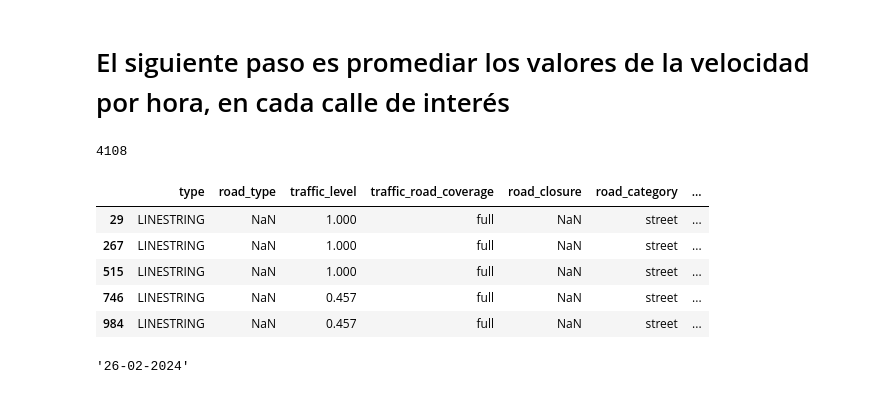
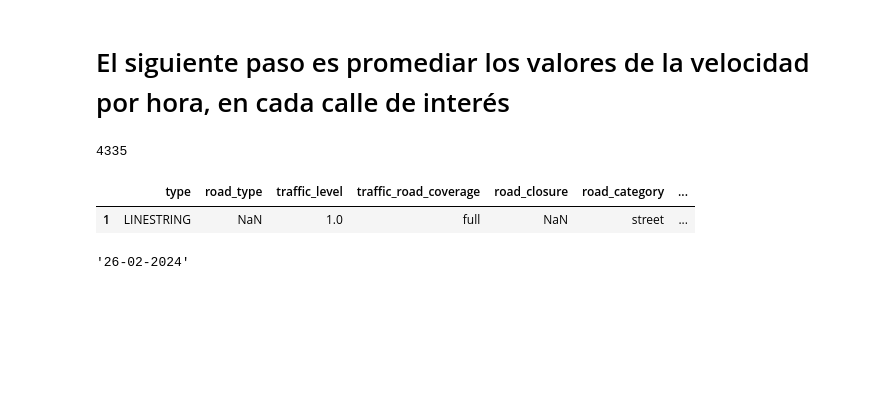
Before and after one commit to vlegaria/air_pollution, a Jupyter notebook: traffic_flow/vector/traffic_flow_processing.ipynb, the cells around one changed output. Drawn from its saved outputs; the diff is of its cells as text; code cells hidden in the pictures; blank space fills up the shorter version.

```diff
--- a/traffic_flow/vector/traffic_flow_processing.ipynb
+++ b/traffic_flow/vector/traffic_flow_processing.ipynb
@@ -13,7 +13,7 @@ dir = "C:/Users/valer/Documents/CIC/doctorado/A24/Tesis/Datos para compartir en
 info_estaciones = pd.read_csv(dir, encoding="Latin1")
 
 #EMCAS = ["PED", "FAC", "BJU", "NEZ", "SAC"]
-EMCAS = ["MGH", "SAC","MER", "FAC", "UIZ", "PED", "BJU", "AJM", "NEZ", "CUA"]
+EMCAS = ["MGH", "SAC","MER", "FAC", "UIZ", "PED", "BJU", "AJM", "NEZ", "CUA", "UIZ"]
 EMCAS_data = info_estaciones[info_estaciones["Key"].isin(EMCAS)]
 EMCAS_data
 # %% [output]
@@ -66,6 +66,9 @@ BJU    1032900 2005471
 AJM    311012  606231
 NEZ    799630  1554905
 CUA    731270  1427303
+# %%
+dir = "C:/Users/valer/Documents/CIC/doctorado/air_pollution_data/df_completo_31_mayo_24_25114034_rows.csv"
+traffic_data = pd.read_csv(dir)
 # %%
 for stationName in EMCAS:
     traffic_station = traffic_data[traffic_data.station==stationName]
@@ -148,13 +140,13 @@ for station_name in EMCAS:
 """
 # %%
 dir = "C:/Users/valer/Documents/CIC/doctorado/air_pollution_data/traffic_EMCAS/traffic_"
-dir_file = dir+"UIZ.csv"
+dir_file = dir+"PED.csv"
 traffic_data = pd.read_csv(dir_file)
 
 dir_dict_nearest_streets = "C:/Users/valer/Documents/CIC/doctorado/air_pollution_data/dict_nearest_streets.json"
 with open(dir_dict_nearest_streets, "r") as j:
     dict_nearest_streets = json.load(j)
-streetID = dict_nearest_streets["UIZ"][0]
+streetID = dict_nearest_streets["PED"][0]
 df = traffic_data[traffic_data.streetID == int(streetID)]
 df
 # %% [output]
@@ -406,6 +391,6 @@ print(len(all_points), streetID)
 # %%
 dict_nearest_streets = {}
-for station_name in [EMCAS[4]]:
+for station_name in [EMCAS[5]]:
     station_latitude = EMCAS_data[EMCAS_data["Key"]==station_name].Latitude.values[0]
     station_longitude = EMCAS_data[EMCAS_data["Key"]==station_name].Longitude.values[0]
     print(station_name, station_latitude, station_longitude)
@@ -531,25 +516,21 @@ dir_dict_nearest_streets = "C:/Users/valer/Documents/CIC/doctorado/air_pollution
 with open(dir_dict_nearest_streets, "r") as j:
     dir_dict_nearest_streets = json.load(j)
 # %%
-station_name = EMCAS[3]
+station_name = EMCAS[5]
 nearest_street = dir_dict_nearest_streets[station_name][0]
 print(nearest_street)
 dir = "C:/Users/valer/Documents/CIC/doctorado/air_pollution_data/traffic_EMCAS/traffic_"
 dir_file = dir+station_name+".csv"
 traffic_data = pd.read_csv(dir_file)
 traffic_data = traffic_data.drop(columns=["index"])
 # Voy a extraer toda la info solo de la calle más cercana a la estación
 streetID = dir_dict_nearest_streets[station_name][0]
 traffic_dataCloserStreet = traffic_data[traffic_data.streetID==int(streetID)]
 traffic_dataCloserStreet.head()
 # %% [output]
-4108
+4335
 |  | type | road_type | traffic_level | traffic_road_coverage | road_closure | road_category | ... |
-| 29 | LINESTRING | NaN | 1.000 | full | NaN | street | ... |
-| 267 | LINESTRING | NaN | 1.000 | full | NaN | street | ... |
-| 515 | LINESTRING | NaN | 1.000 | full | NaN | street | ... |
-| 746 | LINESTRING | NaN | 0.457 | full | NaN | street | ... |
-| 984 | LINESTRING | NaN | 0.457 | full | NaN | street | ... |
+| 1 | LINESTRING | NaN | 1.0 | full | NaN | street | ... |
 # %%
 traffic_dataCloserStreet['date'][29]
 # %% [output]
```
Also changed, not shown: parts of 6 cells of this notebook, 12 other files.
